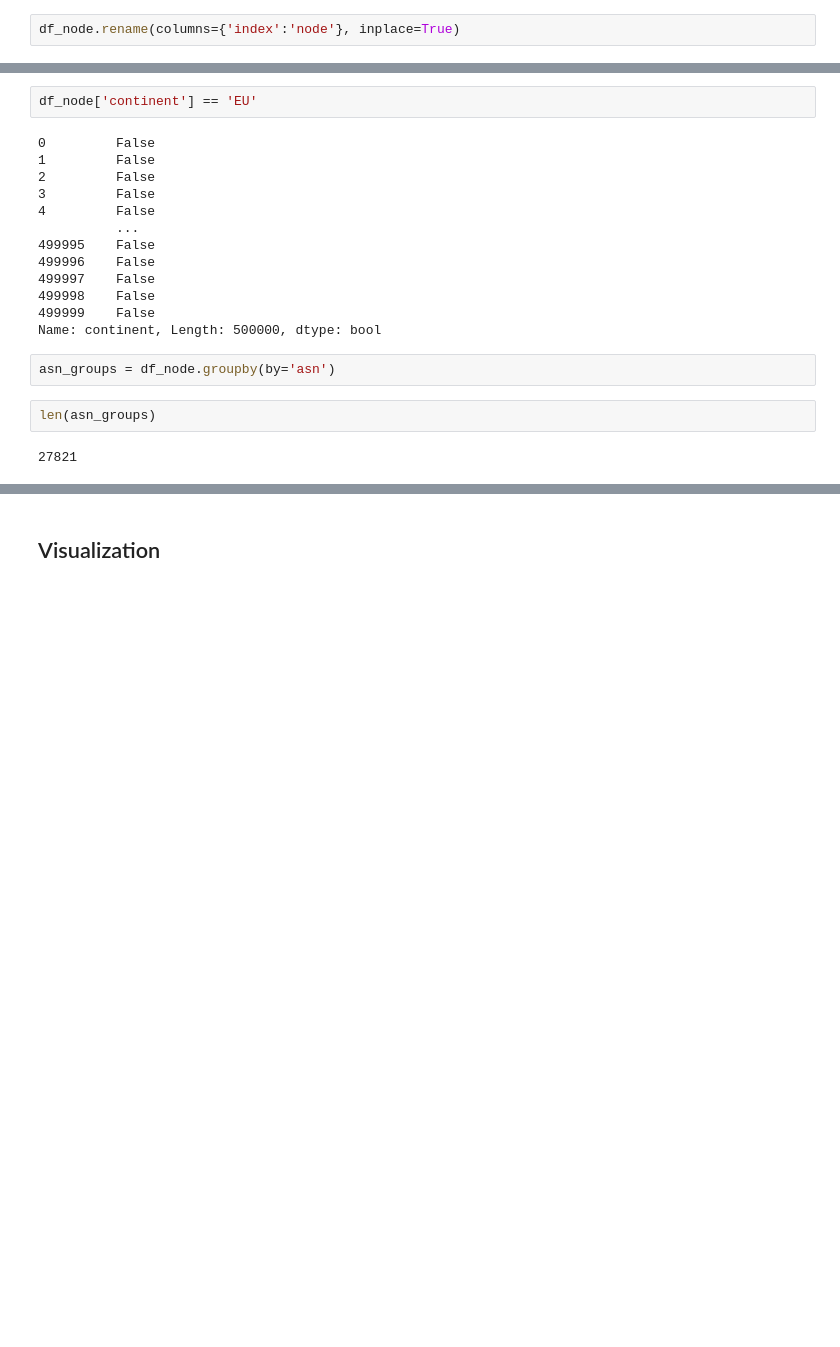
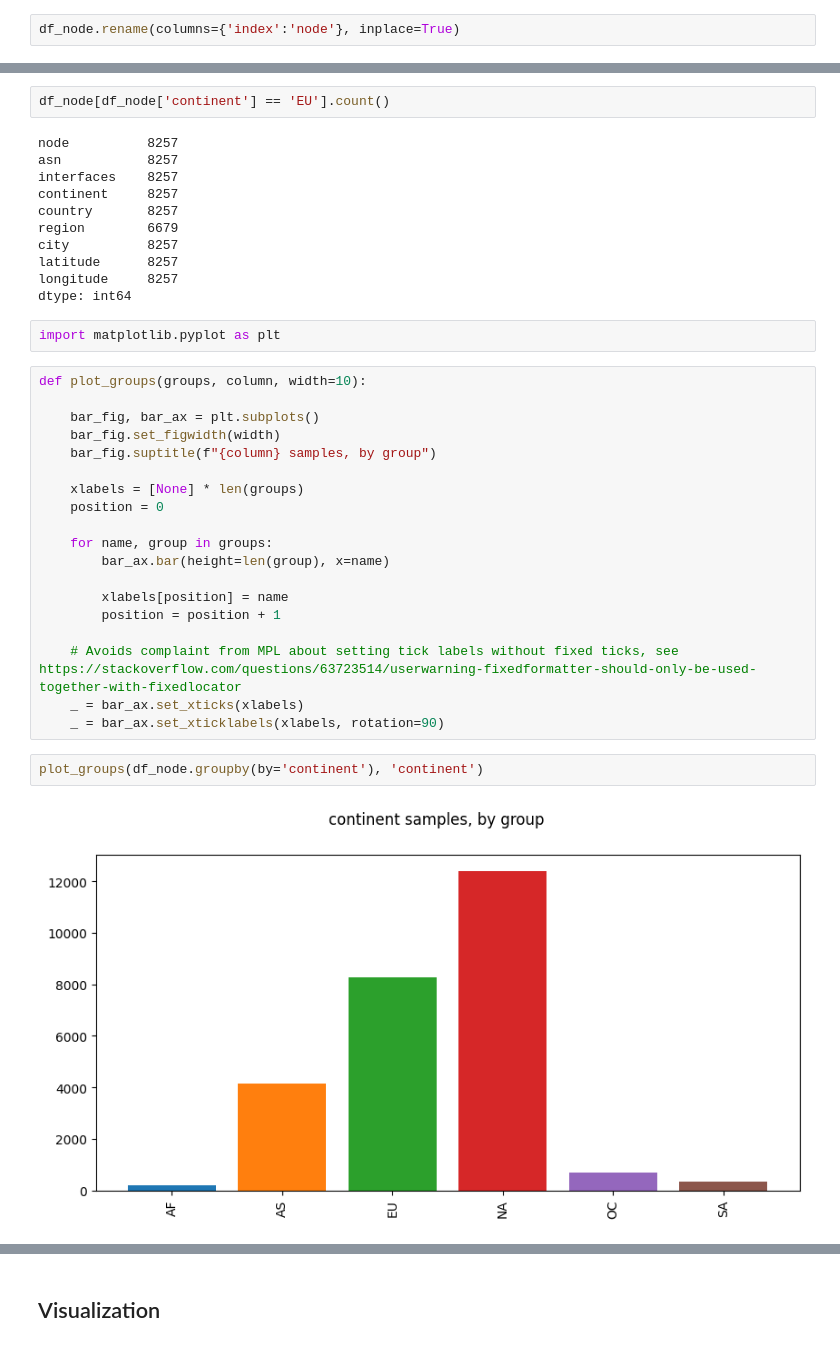
Before and after one commit to auto-d/itdk_eda, a Jupyter notebook: itdk_analysis.ipynb, the cells around one changed output, grey strips where cells are left out. Cells and saved outputs as stored; diff of their text form; blank space fills up the shorter version.

```diff
--- a/itdk_analysis.ipynb
+++ b/itdk_analysis.ipynb
@@ -656,21 +694,38 @@ df_node.head()
 # %%
-df_node['continent'] == 'EU'
+df_node[df_node['continent'] == 'EU'].count()
 # %% [output]
-0         False
-1         False
-2         False
-3         False
-4         False
-          ...
-499995    False
-499996    False
-499997    False
-499998    False
-499999    False
-Name: continent, Length: 500000, dtype: bool
+node          8257
+asn           8257
+interfaces    8257
+continent     8257
+country       8257
+region        6679
+city          8257
+latitude      8257
+longitude     8257
+dtype: int64
-# %%
-asn_groups = df_node.groupby(by='asn')
+# %%
+import matplotlib.pyplot as plt
 # %%
-len(asn_groups)
+def plot_groups(groups, column, width=10):
+
+    bar_fig, bar_ax = plt.subplots()
+    bar_fig.set_figwidth(width)
+    bar_fig.suptitle(f"{column} samples, by group")
+
+    xlabels = [None] * len(groups)
+    position = 0
+
+    for name, group in groups:
+        bar_ax.bar(height=len(group), x=name)
+
+        xlabels[position] = name
+        position = position + 1
+
+    # Avoids complaint from MPL about setting tick labels without fixed ticks, see https://stackoverflow.com/questions/63723514/userwarning-fixedformatter-should-only-be-used-together-with-fixedlocator
+    _ = bar_ax.set_xticks(xlabels)
+    _ = bar_ax.set_xticklabels(xlabels, rotation=90)
-# %% [output]
-27821
+# %%
+plot_groups(df_node.groupby(by='continent'), 'continent')
+# %% [output]
+[figure, added]
```
Also changed, not shown: parts of 25 cells of this notebook.
